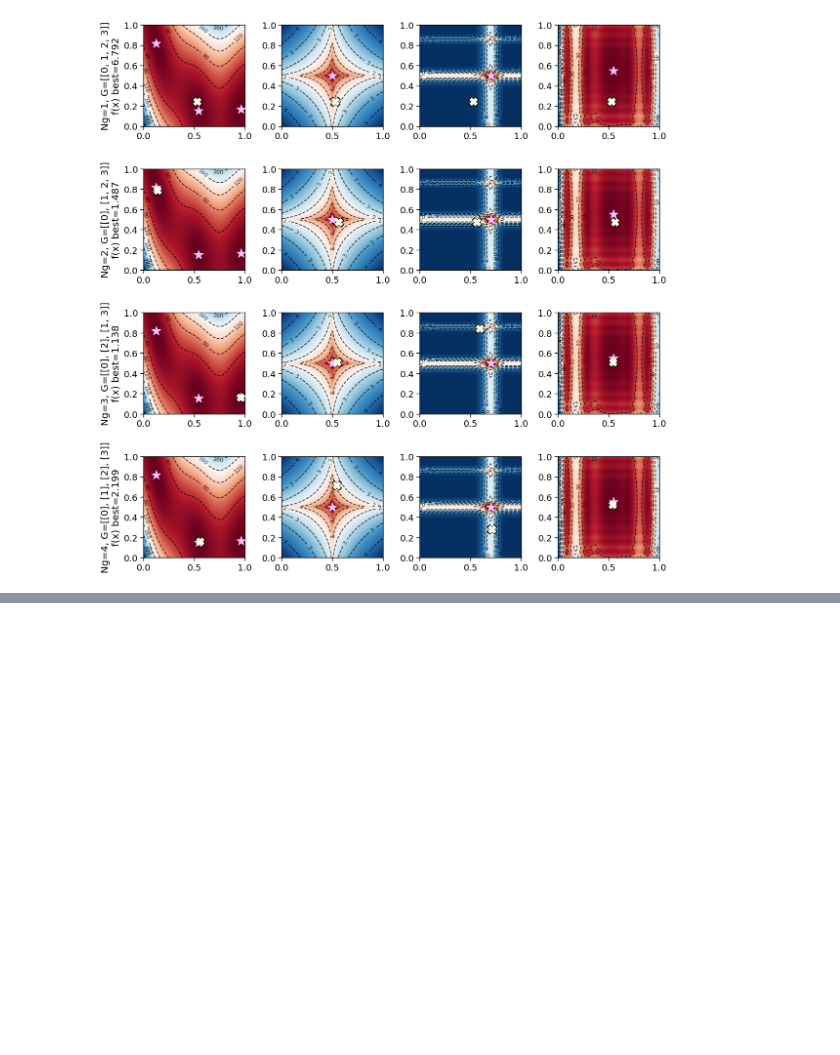
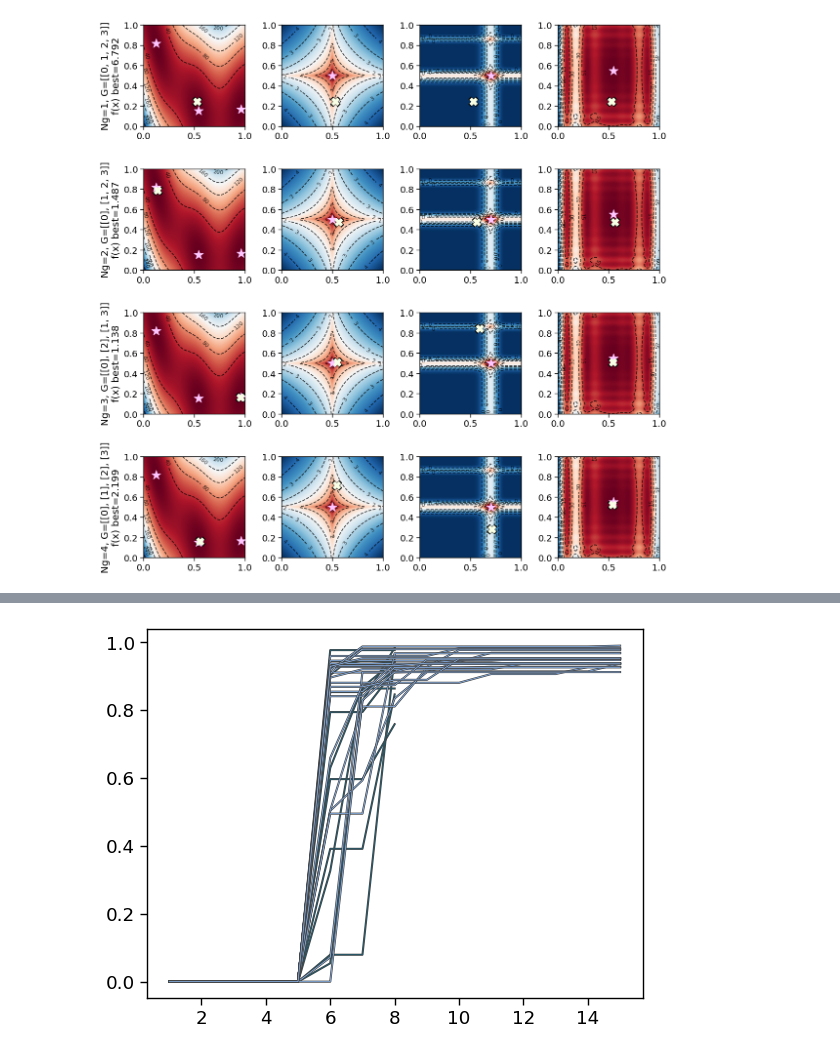
Before and after one commit to rileyhickman/atlas, a Jupyter notebook: examples/medusa/datasets/plot_surfaces.ipynb, the cells around one changed output, grey strips where cells are left out. Drawn from its saved outputs; the diff is of its cells as text; code cells hidden in the pictures; blank space fills up the shorter version.

```diff
--- a/examples/medusa/datasets/plot_surfaces.ipynb
+++ b/examples/medusa/datasets/plot_surfaces.ipynb
@@ -596,0 +598,9 @@ theoretical max objective function :  351.29116364
+# %%
+fig, ax = plt.subplots()
+for r in res_rand:
+    plot_hypervolume_trace([r],ax=ax,color='#19647e',linewidth=0.5, )
+
+for r in res_al:
+    plot_hypervolume_trace([r],ax=ax,color='#92c2ff',linewidth=0.5, )
+# %% [output]
+[figure, added]
```
Also changed, not shown: parts of 25 cells of this notebook, 5 other files.
